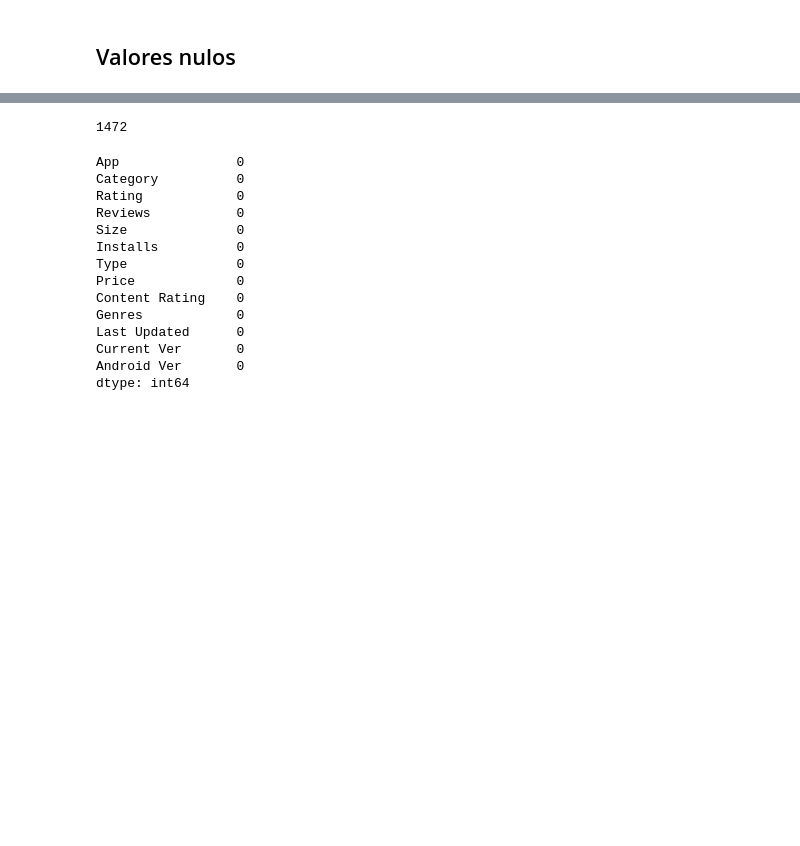
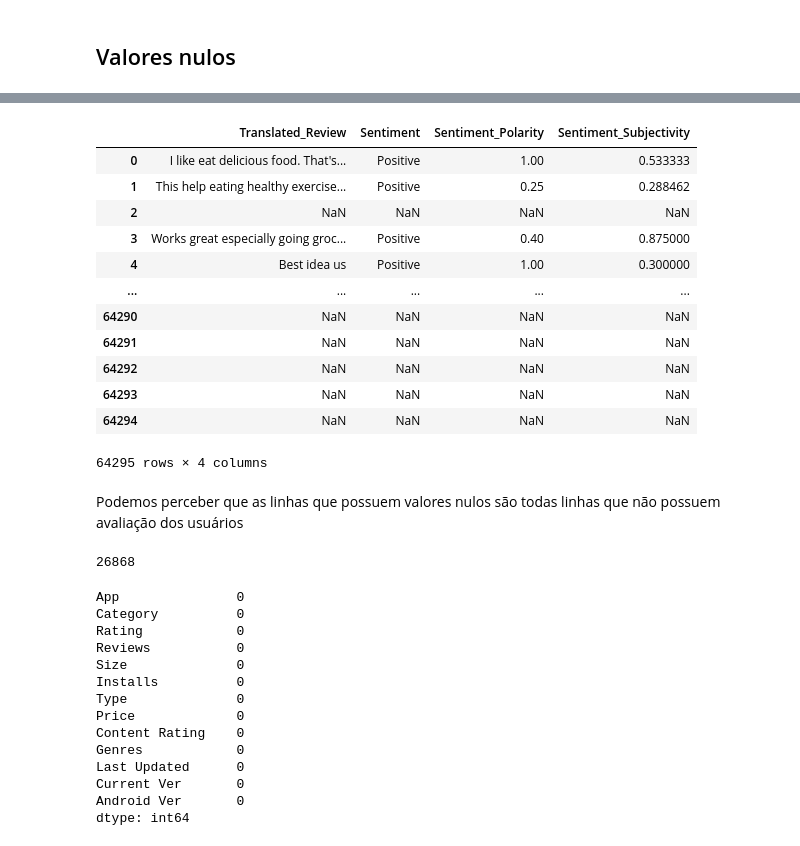
Before and after one commit to AlvaroSampaio/Google-play-store-apps, a Jupyter notebook: notebooks/01B-limpeza-de-dados.ipynb, the cells around one changed output, grey strips where cells are left out. Drawn from its saved outputs; the diff is of its cells as text; code cells hidden in the pictures; blank space fills up the shorter version.

```diff
--- a/notebooks/01B-limpeza-de-dados.ipynb
+++ b/notebooks/01B-limpeza-de-dados.ipynb
@@ -245,2 +147,0 @@ Cada linha do dataframe corresponde a um único aplicativo, o que significa que
-# %%
-df = df.drop_duplicates()
@@ -270,5 +187,25 @@ colunas_com_linhas_dropar = ['Rating','Type','Content Rating','Current Ver','And
+# %%
+df_sem_duplicatas = ['Translated_Review','Sentiment','Sentiment_Polarity','Sentiment_Subjectivity']
+# %%
+df[df_sem_duplicatas]
+# %% [output]
+|  | Translated_Review | Sentiment | Sentiment_Polarity | Sentiment_Subjectivity |
+| 0 | I like eat delicious food. That's... | Positive | 1.00 | 0.533333 |
+| 1 | This help eating healthy exercise... | Positive | 0.25 | 0.288462 |
+| 2 | NaN | NaN | NaN | NaN |
+| 3 | Works great especially going groc... | Positive | 0.40 | 0.875000 |
+| 4 | Best idea us | Positive | 1.00 | 0.300000 |
+| ... | ... | ... | ... | ... |
+| 64290 | NaN | NaN | NaN | NaN |
+| 64291 | NaN | NaN | NaN | NaN |
+| 64292 | NaN | NaN | NaN | NaN |
+| 64293 | NaN | NaN | NaN | NaN |
+| 64294 | NaN | NaN | NaN | NaN |
+64295 rows × 4 columns
+# %% [markdown]
+Podemos perceber que as linhas que possuem valores nulos são todas linhas que não possuem avaliação dos usuários
 # %%
-df[colunas_com_linhas_dropar].isna().any(axis=1).sum()
+df[df_sem_duplicatas].isna().any(axis=1).sum()
 # %% [output]
-1472
+26868
 # %%
```
Also changed, not shown: parts of 33 cells of this notebook.
